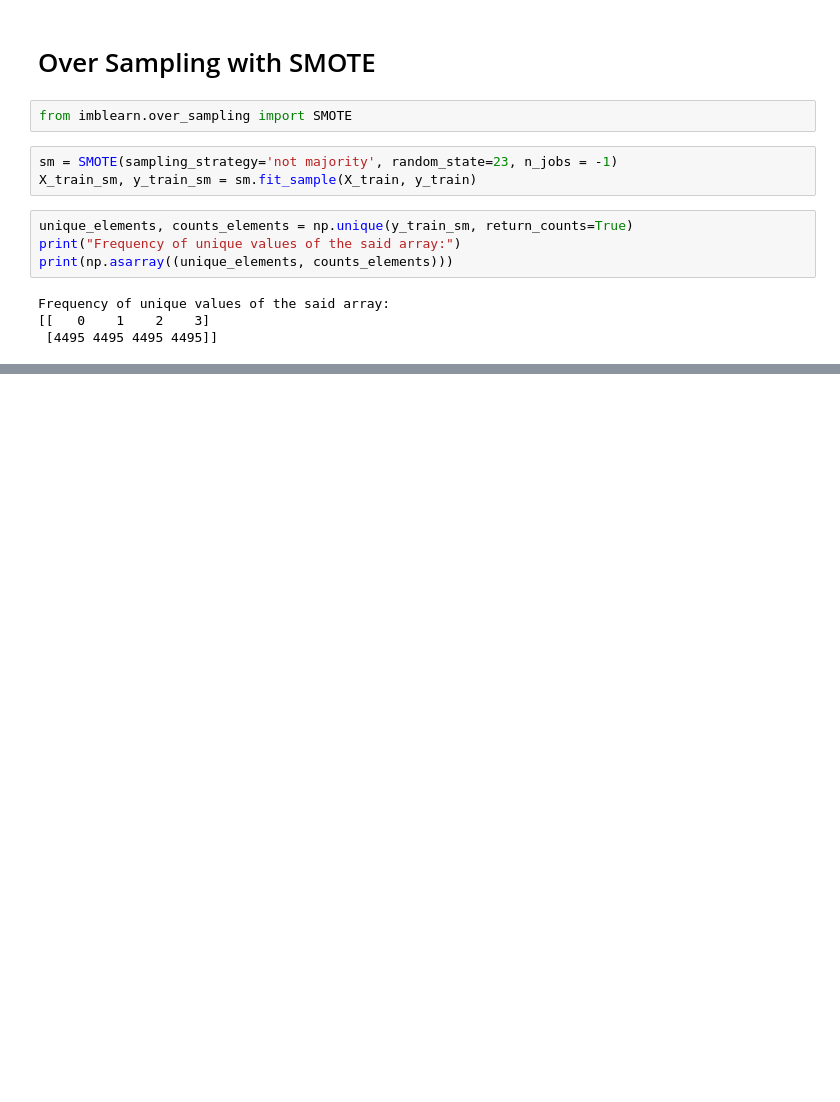
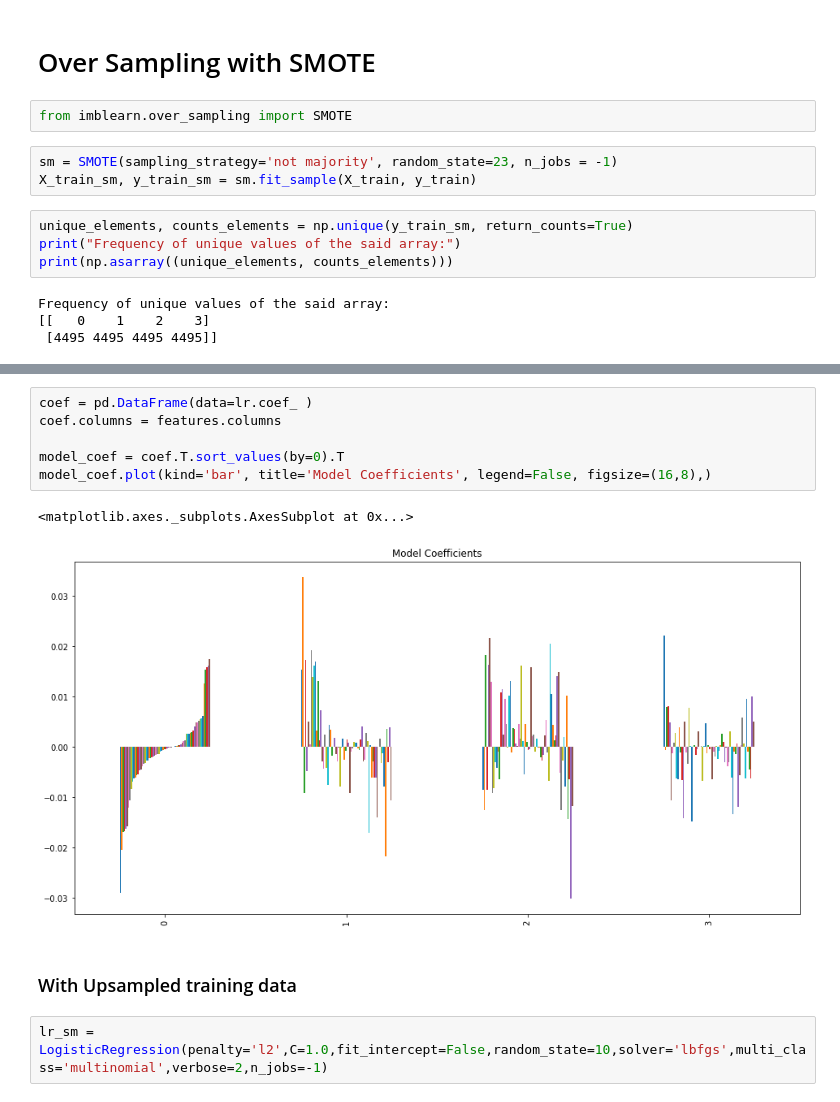
Before and after one commit to MsJacksonIYN/PetAdoptionClassification, a Jupyter notebook: FeatureEngineering.ipynb, the cells around one changed output, grey strips where cells are left out. Saved outputs shown, nothing was run; the diff lists cells and outputs as text; blank space fills up the shorter version.

```diff
--- a/FeatureEngineering.ipynb
+++ b/FeatureEngineering.ipynb
@@ -182,0 +231,13 @@ Frequency of unique values of the said array:
+# %%
+coef = pd.DataFrame(data=lr.coef_ )
+coef.columns = features.columns
+
+model_coef = coef.T.sort_values(by=0).T
+model_coef.plot(kind='bar', title='Model Coefficients', legend=False, figsize=(16,8),)
+# %% [output]
+<matplotlib.axes._subplots.AxesSubplot at 0x...>
+[figure, added]
+# %% [markdown]
+### With Upsampled training data
+# %%
+lr_sm = LogisticRegression(penalty='l2',C=1.0,fit_intercept=False,random_state=10,solver='lbfgs',multi_class='multinomial',verbose=2,n_jobs=-1)
```
Also changed, not shown: parts of 38 cells of this notebook.
